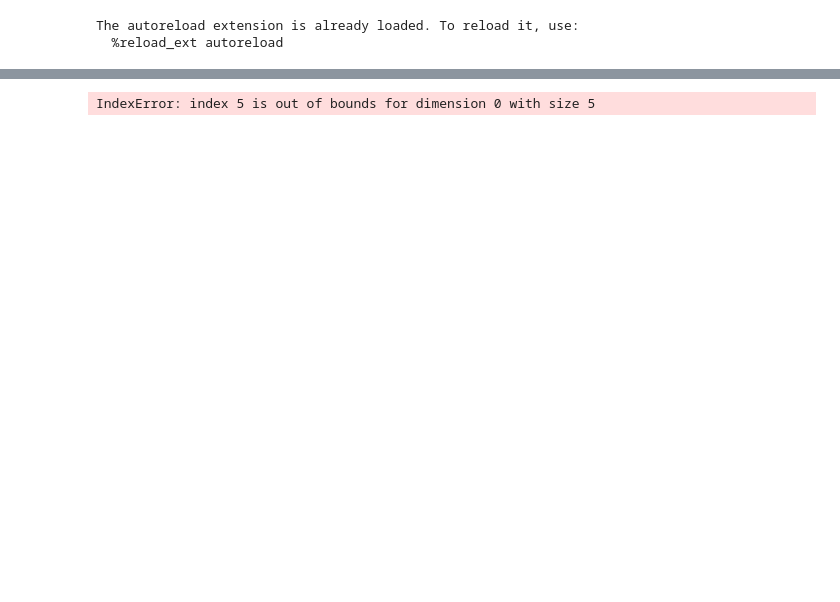
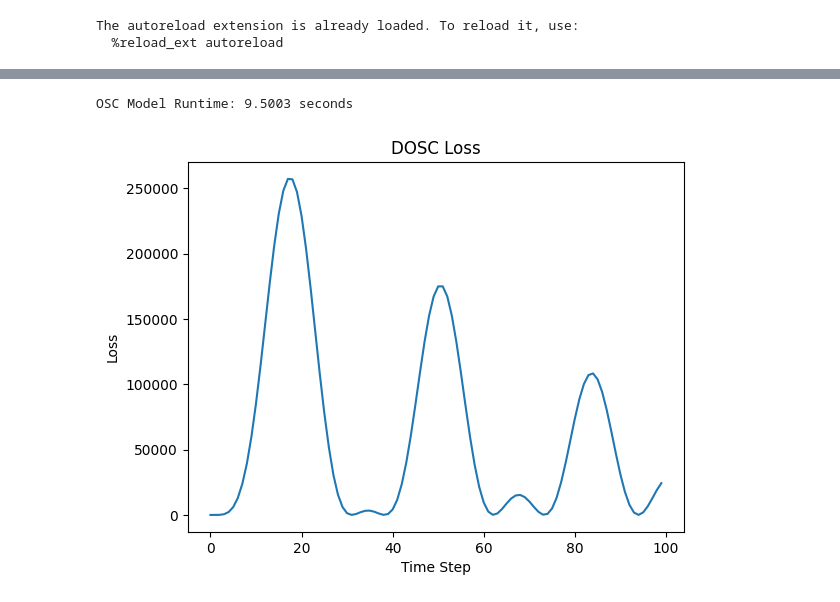
Before and after one commit to Sof0-0/spectral_control, a Jupyter notebook: tests_po.ipynb, the cells around one changed output, grey strips where cells are left out. Cells and saved outputs as stored; diff of their text form; code cells hidden in the pictures; blank space fills up the shorter version.

```diff
--- a/tests_po.ipynb
+++ b/tests_po.ipynb
@@ -86,13 +86,13 @@ GRC Model Runtime: 5.8622 seconds
 # OSFC PO Experiments
 
 # Define system parameters
-d, n = 10, 4  # Example dimensions
-A = make_diagonalizable_matrix(d)
-C = make_diagonalizable_matrix(d) # has the same dimensons as A?
-# A_compl = make_diagonalizable_matrix_complex(d)
-B = np.random.randn(d, n)
-Q = make_positive_semidefinite(d)
-R = make_positive_semidefinite(n)
+d, n = 2, 1  # Example dimensions
+# A = make_diagonalizable_matrix(d)
+# C = make_diagonalizable_matrix(d) # has the same dimensons as A?
+# # A_compl = make_diagonalizable_matrix_complex(d)
+# B = np.random.randn(d, n)
+# Q = make_positive_semidefinite(d)
+# R = make_positive_semidefinite(n)
 
 
 # Base dimensions
@@ -113,38 +113,39 @@ R = make_positive_semidefinite(n)
 
 
 # PARAMETERS
-h = 10         # Number of eigenpairs
+h = 5         # Number of eigenpairs
 H = h
-m = 20      # order of log T (for the new Hankel Matrix) (only way I can achieve "going down" if this is large
+m = 10      # order of log T (for the new Hankel Matrix) (only way I can achieve "going down" if this is large
 M = m
 gamma = 0.1 # should be very small (less than 2/3 for marginally stable systems) (check 0.2) for the GPC to be smoother
 eta =  0.001  # Step size
 T = 100
 
 
-osc_po = OSC_PO(A, B, C, Q, R, h, H, gamma, eta, T, name="OSC", nl=False)
+osc_po = OSC_PO(A, B, C, Q, R, h, H, gamma, eta, T, name="DOSC", nl=False)
 
 
 # OSC
 start_time = time.time()
 osc_po.run()
 end_time = time.time()
 print(f"OSC Model Runtime: {end_time - start_time:.4f} seconds")
 
 # # OSC_NL
 # start_time = time.time()
 # osc_nl.run()
 # end_time = time.time()
 # print(f"OSC NL Model Runtime: {end_time - start_time:.4f} seconds")
 
 # OSC_w_STU
 # start_time = time.time()
 # osc_wstu.run()
 # end_time = time.time()
 # print(f"OSC_w_STU Model Runtime: {end_time - start_time:.4f} seconds")
 
-plot_loss(osc_po, "OSC Loss")
+plot_loss(osc_po, "DOSC Loss")
 # plot_loss(osc_nl, "OSC NL Loss")
 # plot_loss(osc_wstu, "OSC STU Loss")
 # %% [output]
-IndexError: index 5 is out of bounds for dimension 0 with size 5
+OSC Model Runtime: 9.5003 seconds
+[figure, added]
```
Also changed, not shown: parts of 4 cells of this notebook, 5 other files.
